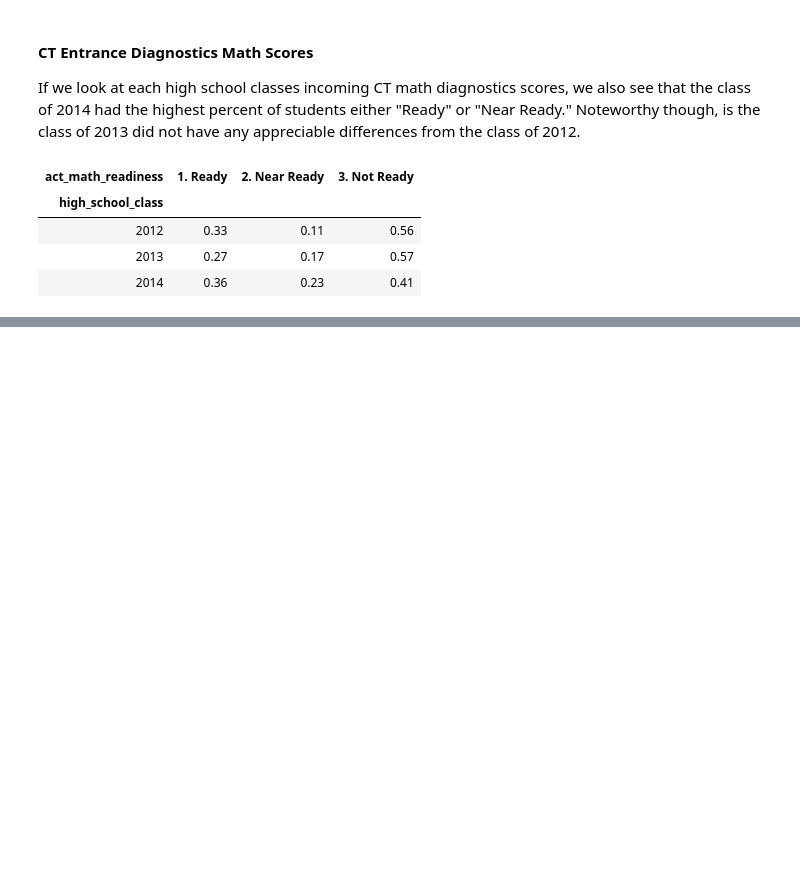
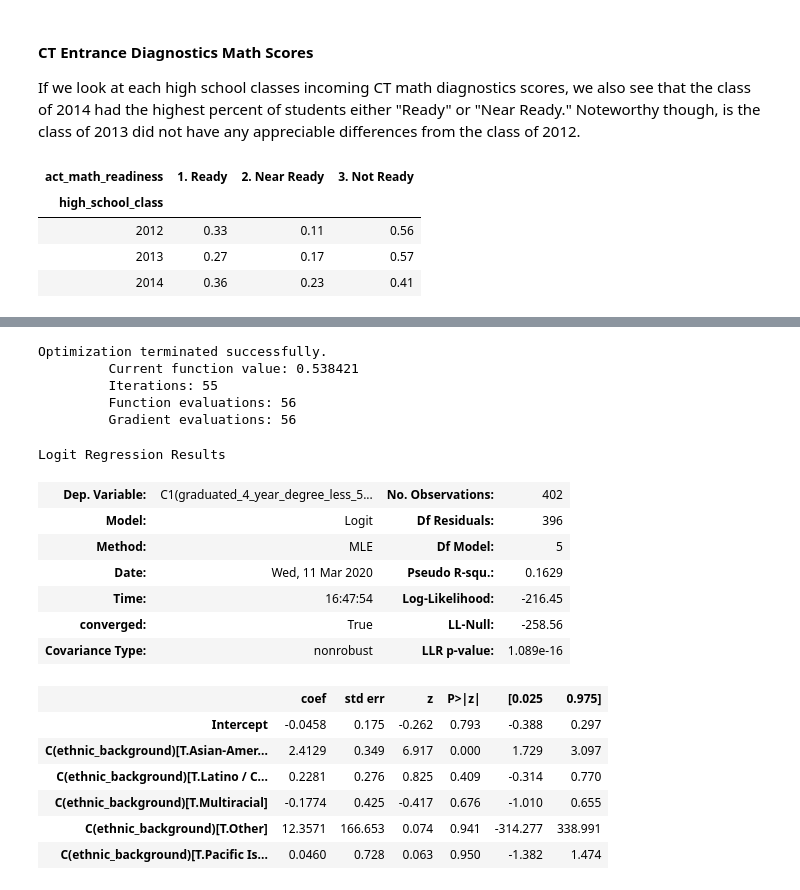
Before and after one commit to College-Track/sf_class_2014, a Jupyter notebook: Report.ipynb, the cells around one changed output, grey strips where cells are left out. Cells and saved outputs as stored; diff of their text form; code cells hidden in the pictures; blank space fills up the shorter version.

```diff
--- a/Report.ipynb
+++ b/Report.ipynb
@@ -273,0 +318,24 @@ strong multicollinearity or other numerical problems.
+# %%
+mod = smf.logit(formula= "C1(graduated_4_year_degree_less_5_years) ~ C(ethnic_background) - 1 ", data=df_sub).fit(method='bfgs', maxiter=100)
+mod.summary()
+# %% [output]
+Optimization terminated successfully.
+         Current function value: 0.538421
+         Iterations: 55
+         Function evaluations: 56
+         Gradient evaluations: 56
+Logit Regression Results
+| Dep. Variable: | C1(graduated_4_year_degree_less_5... | No. Observations: | 402 |
+| Model: | Logit | Df Residuals: | 396 |
+| Method: | MLE | Df Model: | 5 |
+| Date: | Wed, 11 Mar 2020 | Pseudo R-squ.: | 0.1629 |
+| Time: | 16:47:54 | Log-Likelihood: | -216.45 |
+| converged: | True | LL-Null: | -258.56 |
+| Covariance Type: | nonrobust | LLR p-value: | 1.089e-16 |
+|  | coef | std err | z | P>|z| | [0.025 | 0.975] |
+| Intercept | -0.0458 | 0.175 | -0.262 | 0.793 | -0.388 | 0.297 |
+| C(ethnic_background)[T.Asian-Amer... | 2.4129 | 0.349 | 6.917 | 0.000 | 1.729 | 3.097 |
+| C(ethnic_background)[T.Latino / C... | 0.2281 | 0.276 | 0.825 | 0.409 | -0.314 | 0.770 |
+| C(ethnic_background)[T.Multiracial] | -0.1774 | 0.425 | -0.417 | 0.676 | -1.010 | 0.655 |
+| C(ethnic_background)[T.Other] | 12.3571 | 166.653 | 0.074 | 0.941 | -314.277 | 338.991 |
+| C(ethnic_background)[T.Pacific Is... | 0.0460 | 0.728 | 0.063 | 0.950 | -1.382 | 1.474 |
```
Also changed, not shown: parts of 17 cells of this notebook, 1 other file.
